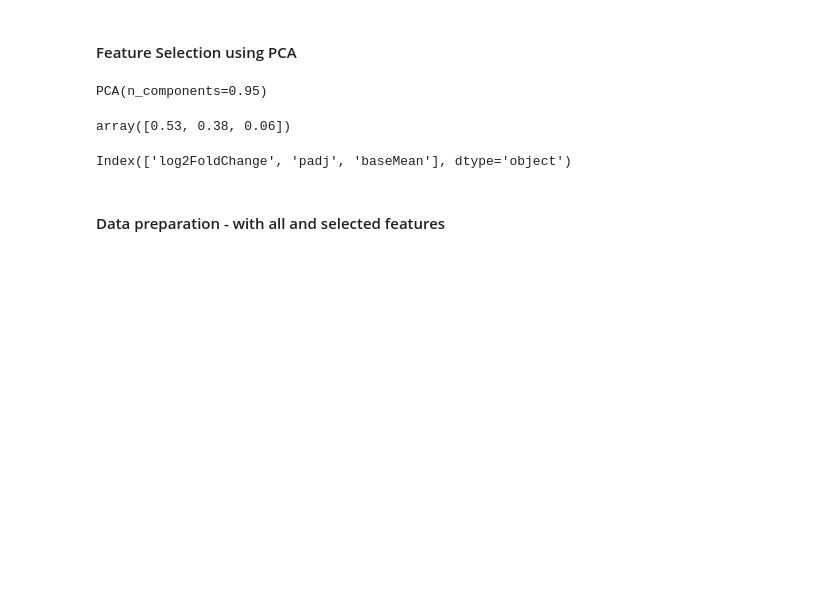
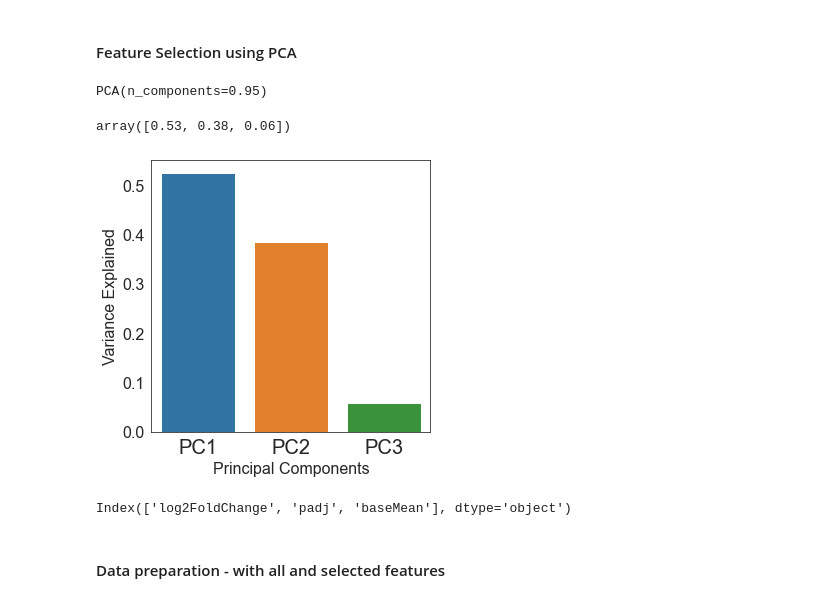
Before and after one commit to lawrence2269/A-ML-approach-for-classifying-RNA-Seq-data, a Jupyter notebook: src/ML_workspace_for_RNA_Seq_data.ipynb, the cells around one changed output. Cells and saved outputs as stored; diff of their text form; code cells hidden in the pictures; blank space fills up the shorter version.

```diff
--- a/src/ML_workspace_for_RNA_Seq_data.ipynb
+++ b/src/ML_workspace_for_RNA_Seq_data.ipynb
@@ -313,6 +313,17 @@ n_components = pca.components_.shape[0]
 pca.explained_variance_ratio_.round(2)
 # %% [output]
 array([0.53, 0.38, 0.06])
+# %%
+fig, ax = plt.subplots(figsize=(5, 5))
+df = pd.DataFrame({'var':pca.explained_variance_ratio_,
+             'PC':['PC1','PC2','PC3']})
+plt.rcParams.update({'font.size': 19})
+chart = sns.barplot(x='PC',y="var",
+           data=df);
+ax.set(xlabel='Principal Components', ylabel='Variance Explained')
+plt.show()
+# %% [output]
+[figure, added]
 # %%
 most_important = [np.abs(pca.components_[i]).argmax() for i in range(n_components)]
 x.columns[most_important]
```
Also changed, not shown: parts of 57 cells of this notebook.
